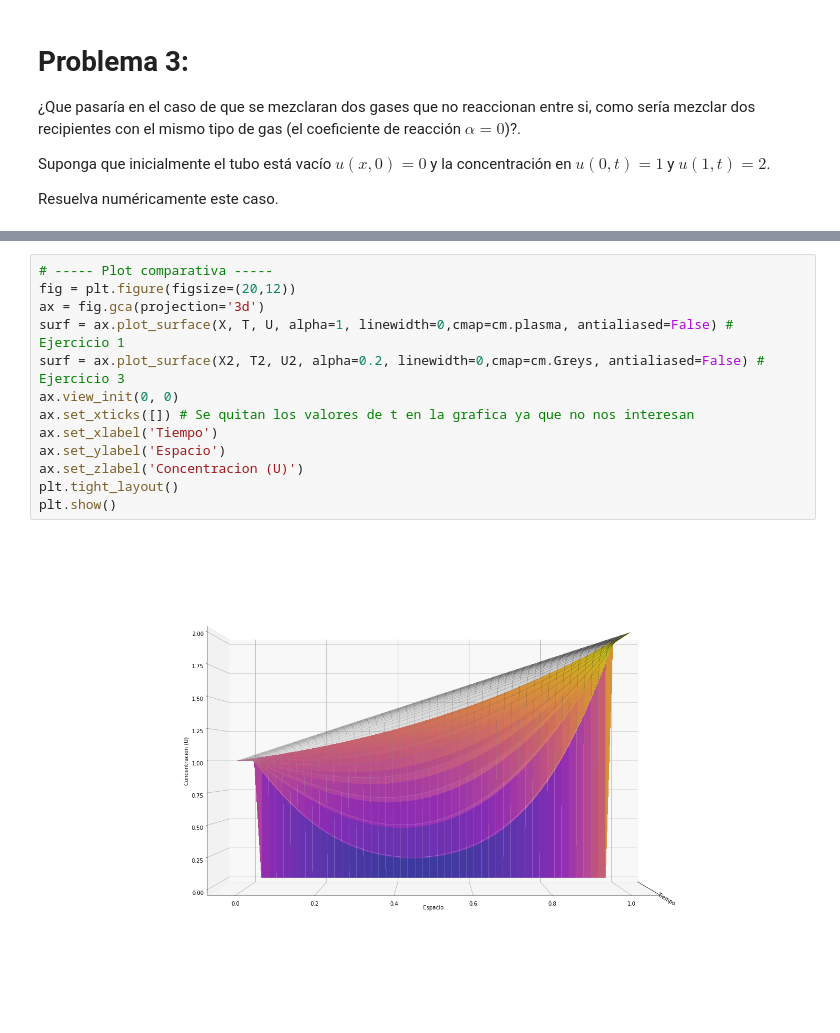
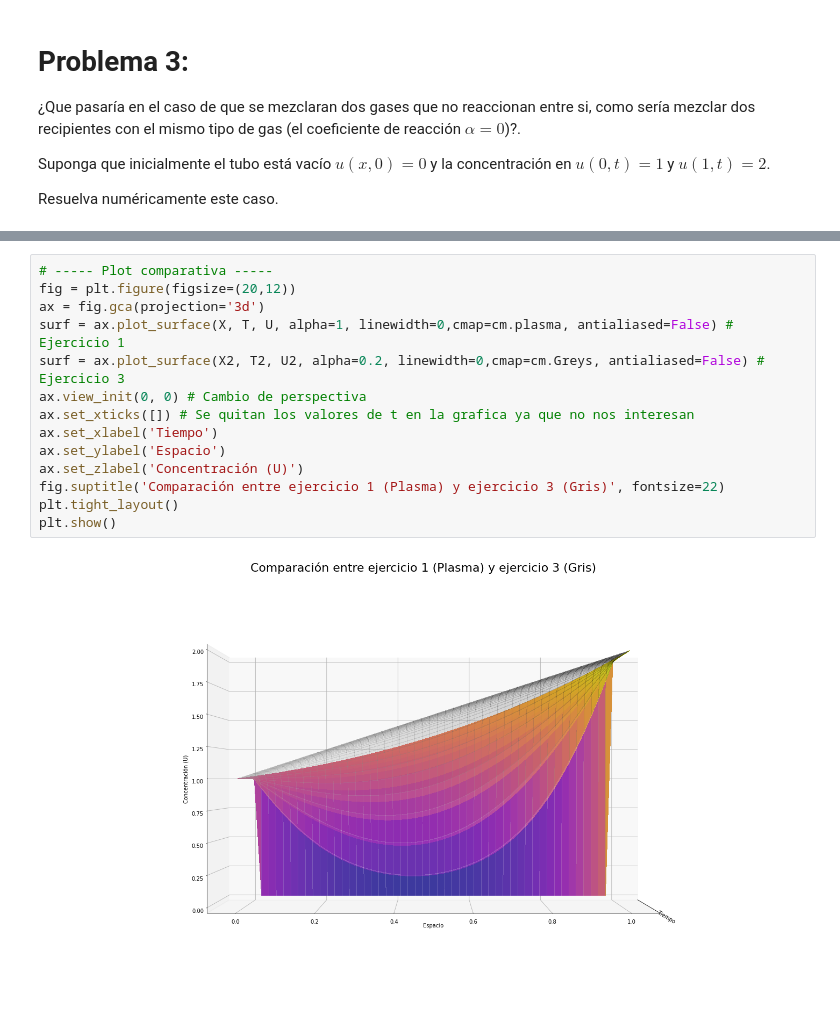
Before and after one commit to FelicianoRobles/FelicianoRobles, a Jupyter notebook: Evaluacion3.ipynb, the cells around one changed output, grey strips where cells are left out. Cells and saved outputs as stored; diff of their text form.

```diff
--- a/Evaluacion3.ipynb
+++ b/Evaluacion3.ipynb
@@ -328,15 +328,16 @@ plt.show()
 # %%
 # ----- Plot comparativa -----
 fig = plt.figure(figsize=(20,12))
 ax = fig.gca(projection='3d')
 surf = ax.plot_surface(X, T, U, alpha=1, linewidth=0,cmap=cm.plasma, antialiased=False) # Ejercicio 1
 surf = ax.plot_surface(X2, T2, U2, alpha=0.2, linewidth=0,cmap=cm.Greys, antialiased=False) # Ejercicio 3
-ax.view_init(0, 0)
+ax.view_init(0, 0) # Cambio de perspectiva
 ax.set_xticks([]) # Se quitan los valores de t en la grafica ya que no nos interesan
 ax.set_xlabel('Tiempo')
 ax.set_ylabel('Espacio')
-ax.set_zlabel('Concentracion (U)')
+ax.set_zlabel('Concentración (U)')
+fig.suptitle('Comparación entre ejercicio 1 (Plasma) y ejercicio 3 (Gris)', fontsize=22)
 plt.tight_layout()
 plt.show()
 # %% [output]
-[figure, old version]
+[figure, new version]
```
Also changed, not shown: parts of 6 cells of this notebook.
